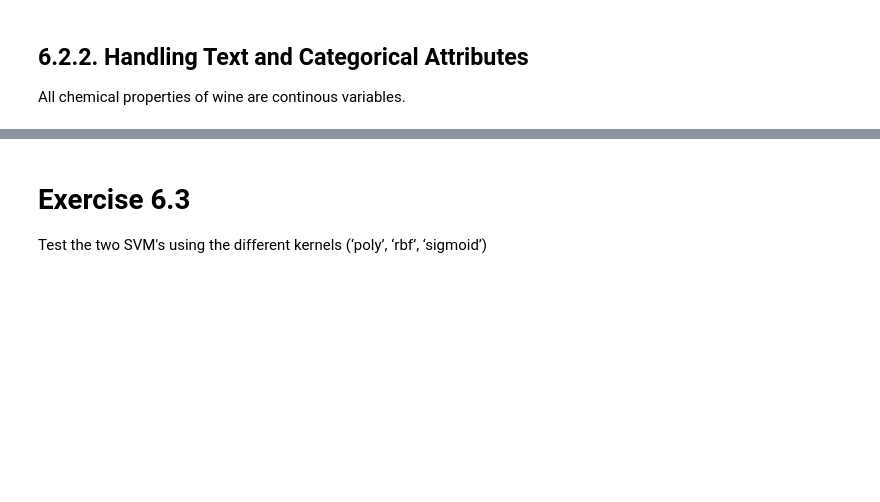
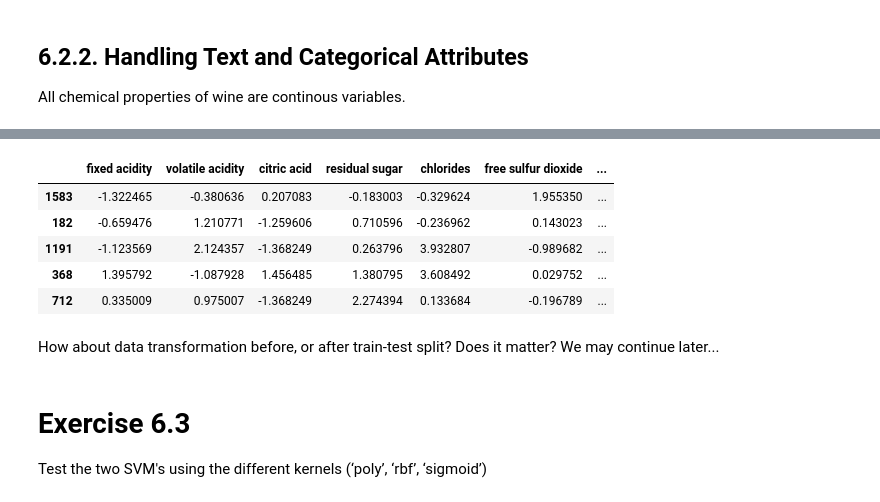
Before and after one commit to DangDecTen/practical-ml-class, a Jupyter notebook: exercises/E6-SVM&Regularization.ipynb, the cells around one changed output, grey strips where cells are left out. Cells and saved outputs as stored; diff of their text form; code cells hidden in the pictures; blank space fills up the shorter version.

Commit message:
Update E6 with section for train-test split

```diff
--- a/exercises/E6-SVM&Regularization.ipynb
+++ b/exercises/E6-SVM&Regularization.ipynb
@@ -202,3 +257,36 @@ If some outliers are present in the set, their impact on model performance shoul
+# %%
+# Set seed
+np.random.seed(42)
+
+def split_train_test(data, test_ratio):
+    shuffled_indices = np.random.permutation(len(data))
+    test_set_size = int(len(data) * test_ratio)
+    test_indices = shuffled_indices[:test_set_size]
+    train_indices = shuffled_indices[test_set_size:]
+    return data.iloc[train_indices], data.iloc[test_indices]
+
+red_data = pd.concat([scaled_redwine, cleaned_redwine_labels], axis=1)
+white_data = pd.concat([scaled_whitewine, whitewine_labels], axis=1)
+
+red_train, red_test = split_train_test(red_data, 0.2)
+white_train, white_test = split_train_test(white_data, 0.2)
+# %%
+red_train_X = red_train.drop("quality", axis=1)
+red_train_y = red_train["quality"].copy()
+
+white_train_X = white_train.drop("quality", axis=1)
+white_train_y = white_train["quality"].copy()
+# %%
+red_train_X.head()
+# %% [output]
+|  | fixed acidity | volatile acidity | citric acid | residual sugar | chlorides | free sulfur dioxide | ... |
+| 1583 | -1.322465 | -0.380636 | 0.207083 | -0.183003 | -0.329624 | 1.955350 | ... |
+| 182 | -0.659476 | 1.210771 | -1.259606 | 0.710596 | -0.236962 | 0.143023 | ... |
+| 1191 | -1.123569 | 2.124357 | -1.368249 | 0.263796 | 3.932807 | -0.989682 | ... |
+| 368 | 1.395792 | -1.087928 | 1.456485 | 1.380795 | 3.608492 | 0.029752 | ... |
+| 712 | 0.335009 | 0.975007 | -1.368249 | 2.274394 | 0.133684 | -0.196789 | ... |
+# %% [markdown]
+How about data transformation before, or after train-test split? Does it matter? We may continue later...
 # %% [markdown]
 # Exercise 6.3
 
```
Also changed, not shown: parts of 11 cells of this notebook.
